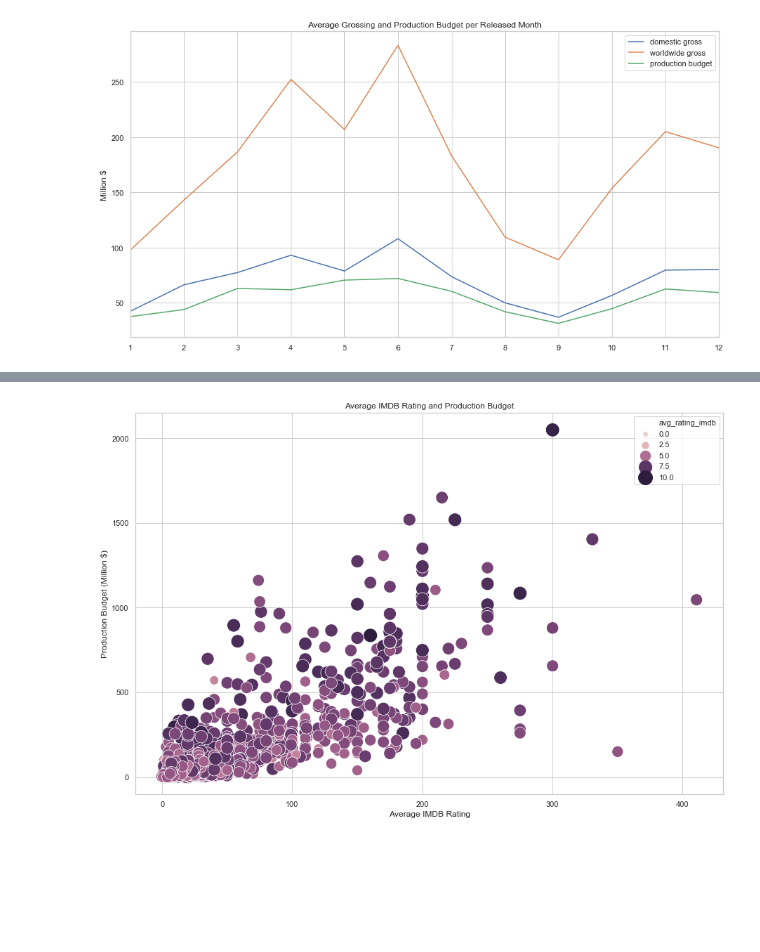
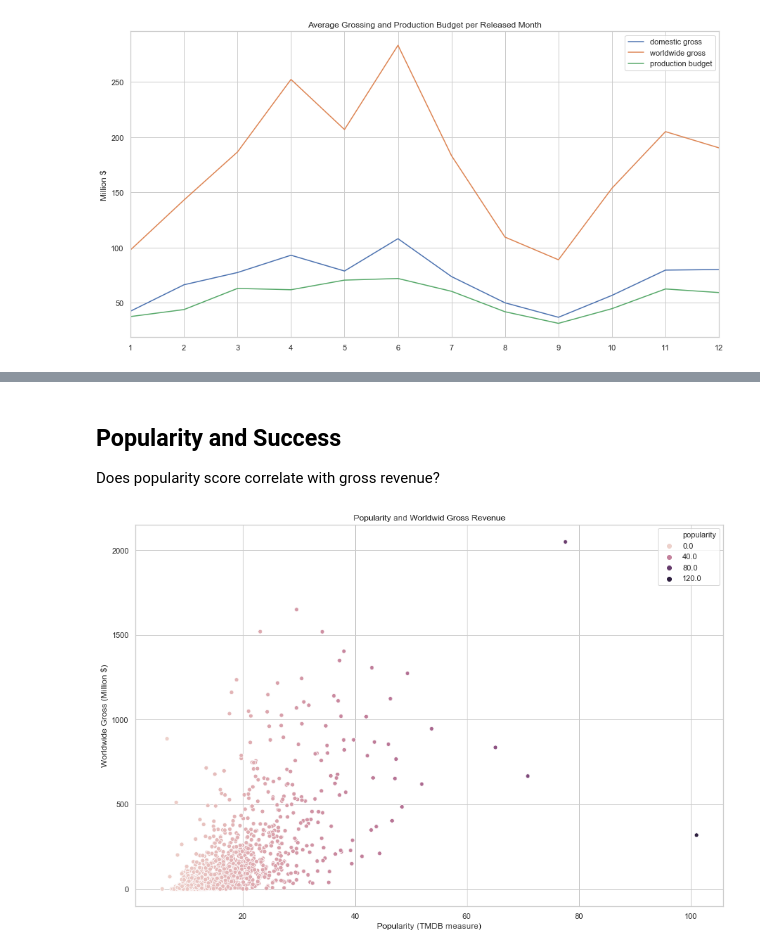
Before and after one commit to stereopickle/DS_movie_EDA, a Jupyter notebook: 010.Data_Analysis_Overview.ipynb, the cells around one changed output, grey strips where cells are left out. Drawn from its saved outputs; the diff is of its cells as text; code cells hidden in the pictures; blank space fills up the shorter version.

Commit message:
added popularity analysis, MPAA analyses

```diff
--- a/010.Data_Analysis_Overview.ipynb
+++ b/010.Data_Analysis_Overview.ipynb
@@ -419,14 +430,18 @@ Index(['popularity', 'vote_count', 'id_x', 'adult', 'original_language',
+# %% [markdown]
+## Popularity and Success
+Does popularity score correlate with gross revenue?
 # %%
-tmp = df[['avg_rating_imdb', 'production_budget', 'domestic_gross', 'worldwide_gross']]
+tmp = df[['popularity', 'production_budget', 'domestic_gross', 'worldwide_gross']]
 tmp
 plt.figure(figsize = (15, 10))
-ax1 = sns.scatterplot(x = "production_budget", y = "worldwide_gross", hue = 'avg_rating_imdb', size = 'avg_rating_imdb', \
-                      sizes = (40, 400), alpha = 1, data = tmp)
+ax1 = sns.scatterplot(x = "popularity", y = "worldwide_gross", hue = 'popularity', \
+                      data = tmp)
 
-ax1.set_xlabel("Average IMDB Rating")
-ax1.set_ylabel("Production Budget (Million $)")
-ax1.set_title("Average IMDB Rating and Production Budget")
+ax1.set_xlabel("Popularity (TMDB measure)")
+ax1.set_ylabel("Worldwide Gross (Million $)")
+ax1.set_title("Popularity and Worldwid Gross Revenue")
+plt.show()
 
-plt.show()
+# It seems like popularity does relate to the gross revenue.
 # %% [output]
-[figure, old version]
+[figure, new version]
```
Also changed, not shown: parts of 16 cells of this notebook.
